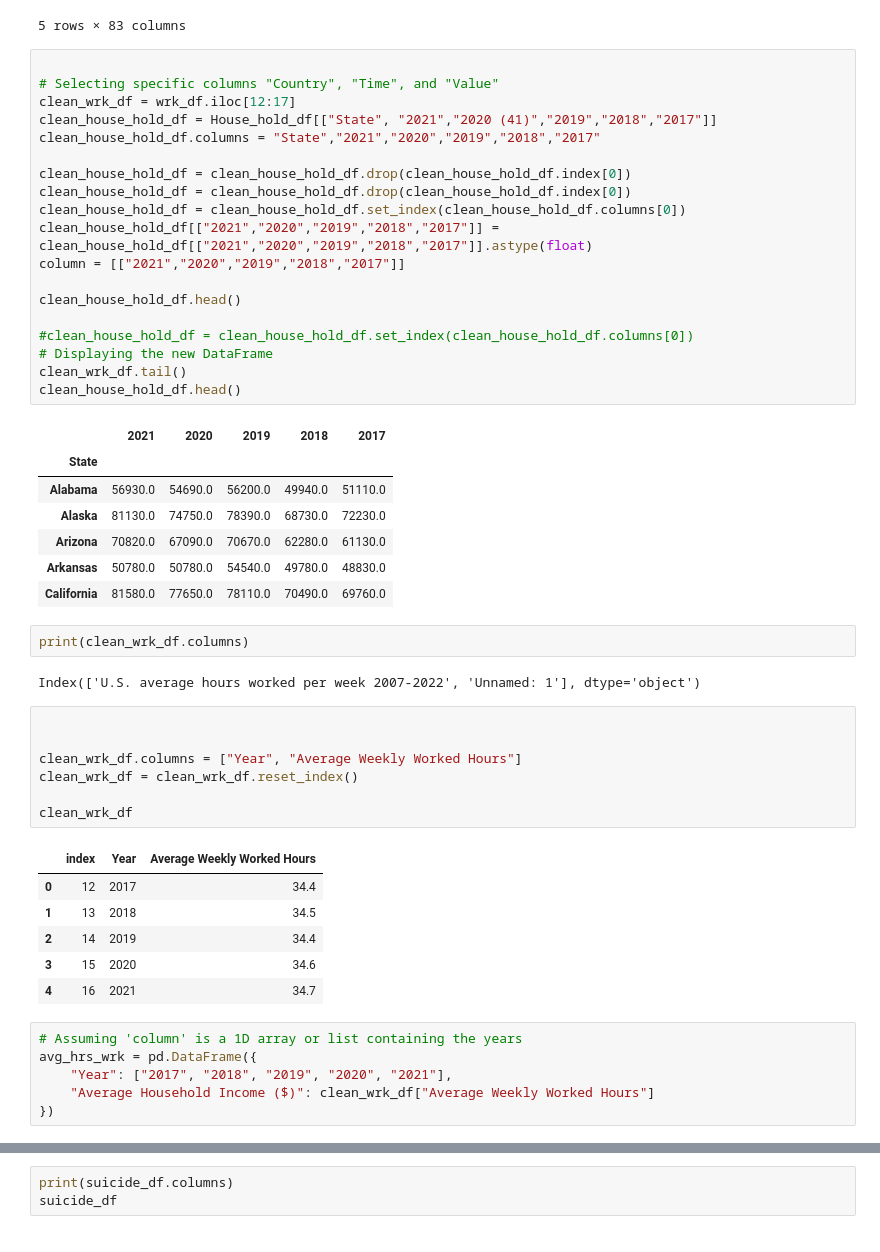
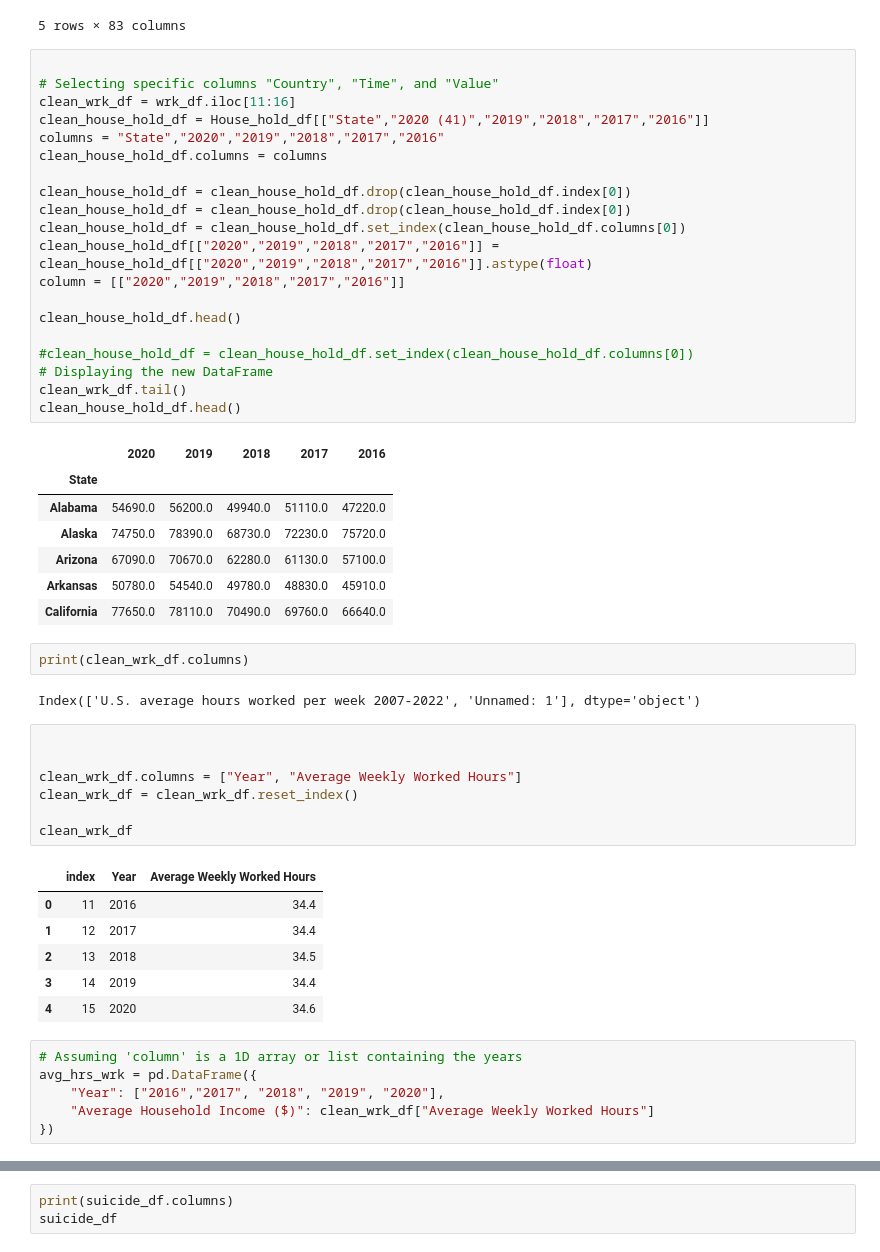
Before and after one commit to apizana/Project1, a Jupyter notebook: AA/notsolved/wrk.ipynb, the cells around one changed output, grey strips where cells are left out. Cells and saved outputs as stored; diff of their text form.

```diff
--- a/AA/notsolved/wrk.ipynb
+++ b/AA/notsolved/wrk.ipynb
@@ -29,30 +30,31 @@ House_hold_df.head()
 # %%
 
 # Selecting specific columns "Country", "Time", and "Value"
-clean_wrk_df = wrk_df.iloc[12:17]
-clean_house_hold_df = House_hold_df[["State", "2021","2020 (41)","2019","2018","2017"]]
-clean_house_hold_df.columns = "State","2021","2020","2019","2018","2017"
+clean_wrk_df = wrk_df.iloc[11:16]
+clean_house_hold_df = House_hold_df[["State","2020 (41)","2019","2018","2017","2016"]]
+columns = "State","2020","2019","2018","2017","2016"
+clean_house_hold_df.columns = columns
 
 clean_house_hold_df = clean_house_hold_df.drop(clean_house_hold_df.index[0])
 clean_house_hold_df = clean_house_hold_df.drop(clean_house_hold_df.index[0])
 clean_house_hold_df = clean_house_hold_df.set_index(clean_house_hold_df.columns[0])
-clean_house_hold_df[["2021","2020","2019","2018","2017"]] = clean_house_hold_df[["2021","2020","2019","2018","2017"]].astype(float)
-column = [["2021","2020","2019","2018","2017"]]
+clean_house_hold_df[["2020","2019","2018","2017","2016"]] = clean_house_hold_df[["2020","2019","2018","2017","2016"]].astype(float)
+column = [["2020","2019","2018","2017","2016"]]
 
 clean_house_hold_df.head()
 
 #clean_house_hold_df = clean_house_hold_df.set_index(clean_house_hold_df.columns[0])
 # Displaying the new DataFrame
 clean_wrk_df.tail()
 clean_house_hold_df.head()
 # %% [output]
-|  | 2021 | 2020 | 2019 | 2018 | 2017 |
+|  | 2020 | 2019 | 2018 | 2017 | 2016 |
 | State |  |  |  |  |  |
-| Alabama | 56930.0 | 54690.0 | 56200.0 | 49940.0 | 51110.0 |
-| Alaska | 81130.0 | 74750.0 | 78390.0 | 68730.0 | 72230.0 |
-| Arizona | 70820.0 | 67090.0 | 70670.0 | 62280.0 | 61130.0 |
-| Arkansas | 50780.0 | 50780.0 | 54540.0 | 49780.0 | 48830.0 |
-| California | 81580.0 | 77650.0 | 78110.0 | 70490.0 | 69760.0 |
+| Alabama | 54690.0 | 56200.0 | 49940.0 | 51110.0 | 47220.0 |
+| Alaska | 74750.0 | 78390.0 | 68730.0 | 72230.0 | 75720.0 |
+| Arizona | 67090.0 | 70670.0 | 62280.0 | 61130.0 | 57100.0 |
+| Arkansas | 50780.0 | 54540.0 | 49780.0 | 48830.0 | 45910.0 |
+| California | 77650.0 | 78110.0 | 70490.0 | 69760.0 | 66640.0 |
 # %%
 print(clean_wrk_df.columns)
 # %% [output]
@@ -66,15 +68,15 @@ clean_wrk_df = clean_wrk_df.reset_index()
 clean_wrk_df
 # %% [output]
 |  | index | Year | Average Weekly Worked Hours |
-| 0 | 12 | 2017 | 34.4 |
-| 1 | 13 | 2018 | 34.5 |
-| 2 | 14 | 2019 | 34.4 |
-| 3 | 15 | 2020 | 34.6 |
-| 4 | 16 | 2021 | 34.7 |
+| 0 | 11 | 2016 | 34.4 |
+| 1 | 12 | 2017 | 34.4 |
+| 2 | 13 | 2018 | 34.5 |
+| 3 | 14 | 2019 | 34.4 |
+| 4 | 15 | 2020 | 34.6 |
 # %%
 # Assuming 'column' is a 1D array or list containing the years
 avg_hrs_wrk = pd.DataFrame({
-    "Year": ["2017", "2018", "2019", "2020", "2021"],
+    "Year": ["2016","2017", "2018", "2019", "2020"],
     "Average Household Income ($)": clean_wrk_df["Average Weekly Worked Hours"]
 })
 # %%
```
Also changed, not shown: parts of 10 cells of this notebook, 2 other files.
